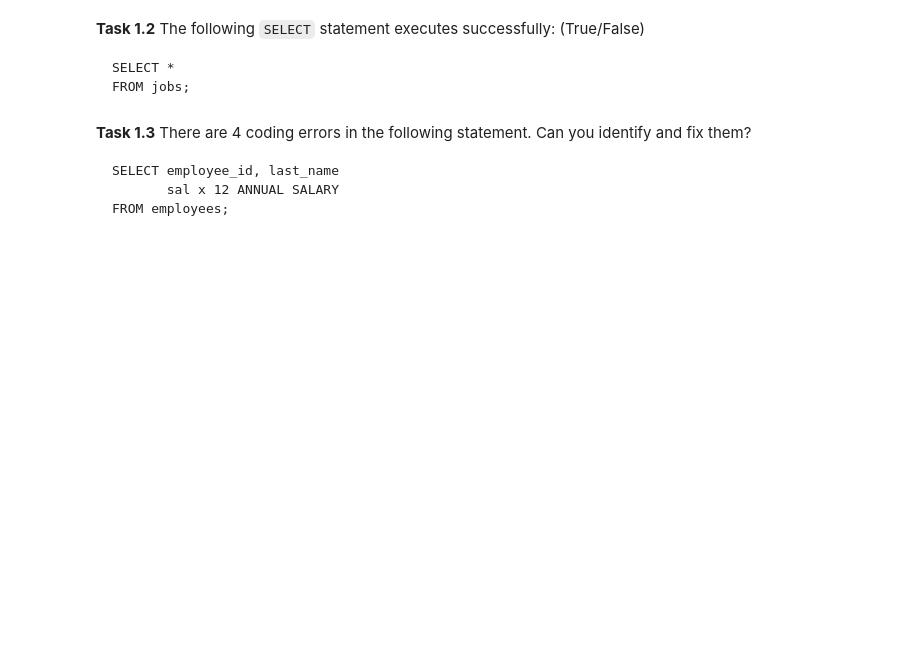
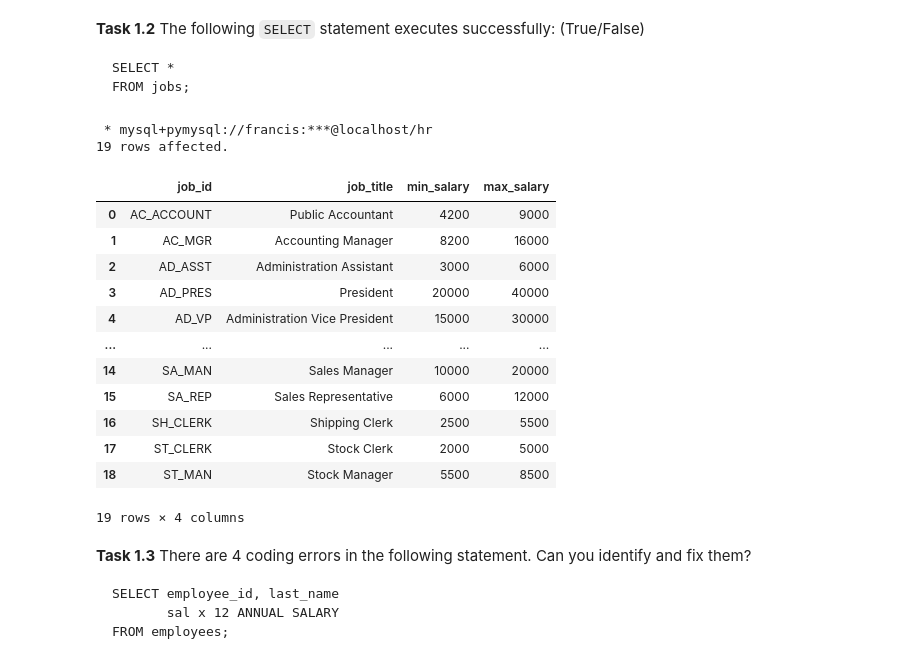
Before and after one commit to Ckodrad/CM3010-Database-Labs, a Jupyter notebook: Labs/MySQL Hand-On Lab.ipynb, the cells around one changed output. Drawn from its saved outputs; the diff is of its cells as text; code cells hidden in the pictures; blank space fills up the shorter version.

```diff
--- a/Labs/MySQL Hand-On Lab.ipynb
+++ b/Labs/MySQL Hand-On Lab.ipynb
@@ -89,6 +114,23 @@ FROM jobs;
 # %%
 %%sql
 # Insert Your Code Here
+SELECT * FROM jobs;
+# %% [output]
+ * mysql+pymysql://francis:***@localhost/hr
+19 rows affected.
+|  | job_id | job_title | min_salary | max_salary |
+| 0 | AC_ACCOUNT | Public Accountant | 4200 | 9000 |
+| 1 | AC_MGR | Accounting Manager | 8200 | 16000 |
+| 2 | AD_ASST | Administration Assistant | 3000 | 6000 |
+| 3 | AD_PRES | President | 20000 | 40000 |
+| 4 | AD_VP | Administration Vice President | 15000 | 30000 |
+| ... | ... | ... | ... | ... |
+| 14 | SA_MAN | Sales Manager | 10000 | 20000 |
+| 15 | SA_REP | Sales Representative | 6000 | 12000 |
+| 16 | SH_CLERK | Shipping Clerk | 2500 | 5500 |
+| 17 | ST_CLERK | Stock Clerk | 2000 | 5000 |
+| 18 | ST_MAN | Stock Manager | 5500 | 8500 |
+19 rows × 4 columns
 # %% [markdown]
 **Task 1.3** There are 4 coding errors in the following statement. Can you identify and fix them?
 <pre>
```
Also changed, not shown: parts of 21 cells of this notebook.
